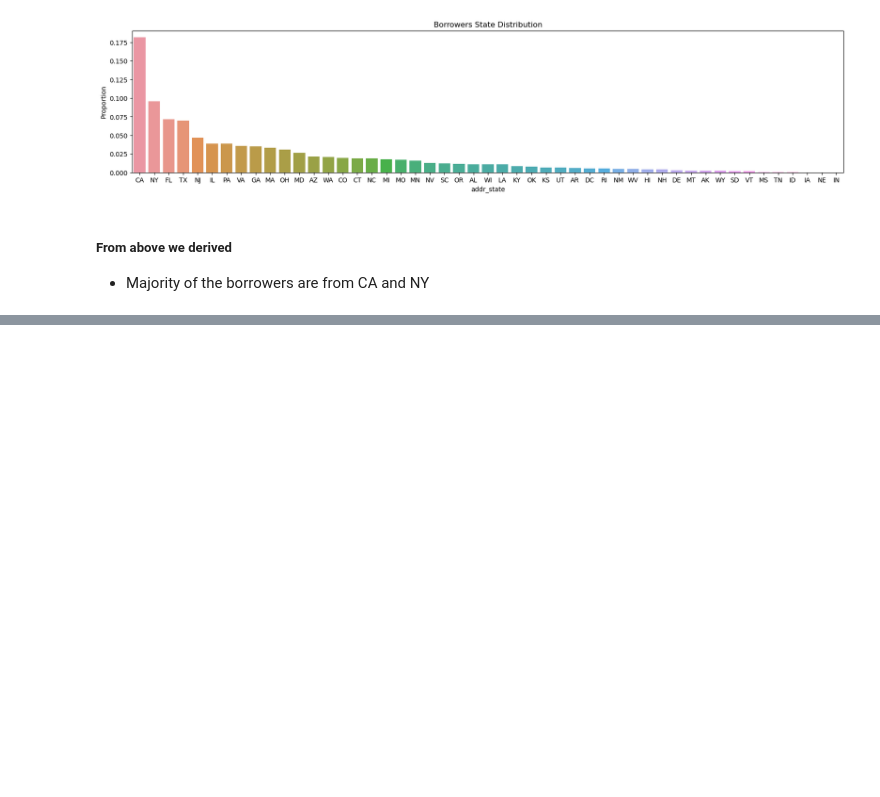
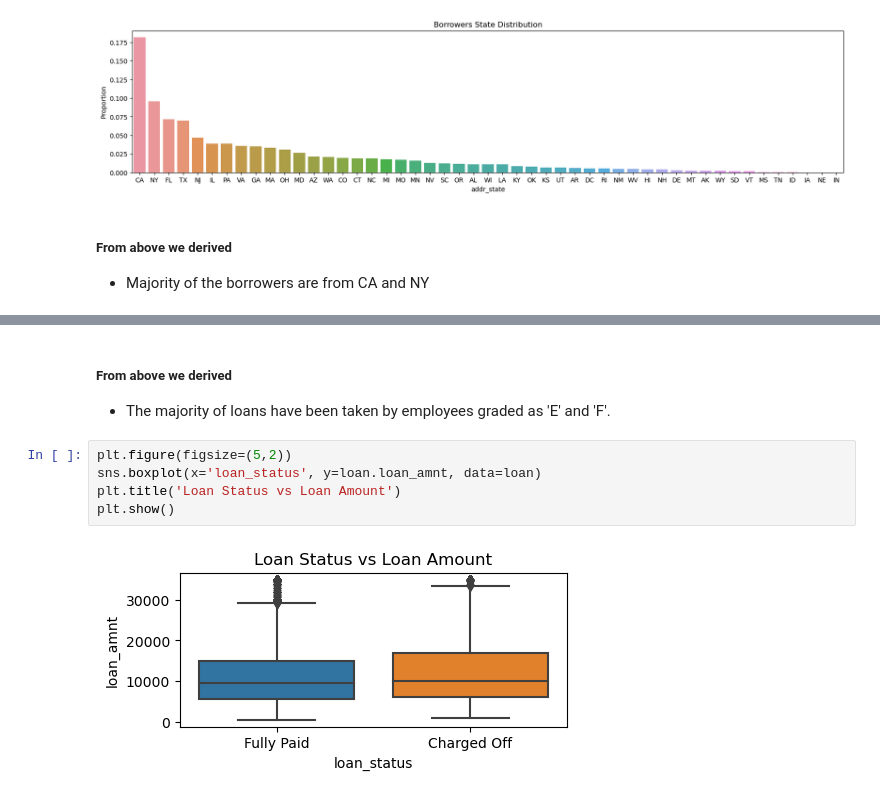
Before and after one commit to SanjayaKumarSahoo/lending-club-case-study, a Jupyter notebook: Group_Facilitator_Name.ipynb, the cells around one changed output, grey strips where cells are left out. Cells and saved outputs as stored; diff of their text form; blank space fills up the shorter version.

```diff
--- a/Group_Facilitator_Name.ipynb
+++ b/Group_Facilitator_Name.ipynb
@@ -948,0 +979,10 @@ plt.show()
+# %% [markdown]
+##### From above we derived
+- The majority of loans have been taken by employees graded as 'E' and 'F'.
+# %%
+plt.figure(figsize=(5,2))
+sns.boxplot(x='loan_status', y=loan.loan_amnt, data=loan)
+plt.title('Loan Status vs Loan Amount')
+plt.show()
+# %% [output]
+[figure, added]
```
Also changed, not shown: parts of 17 cells of this notebook.
